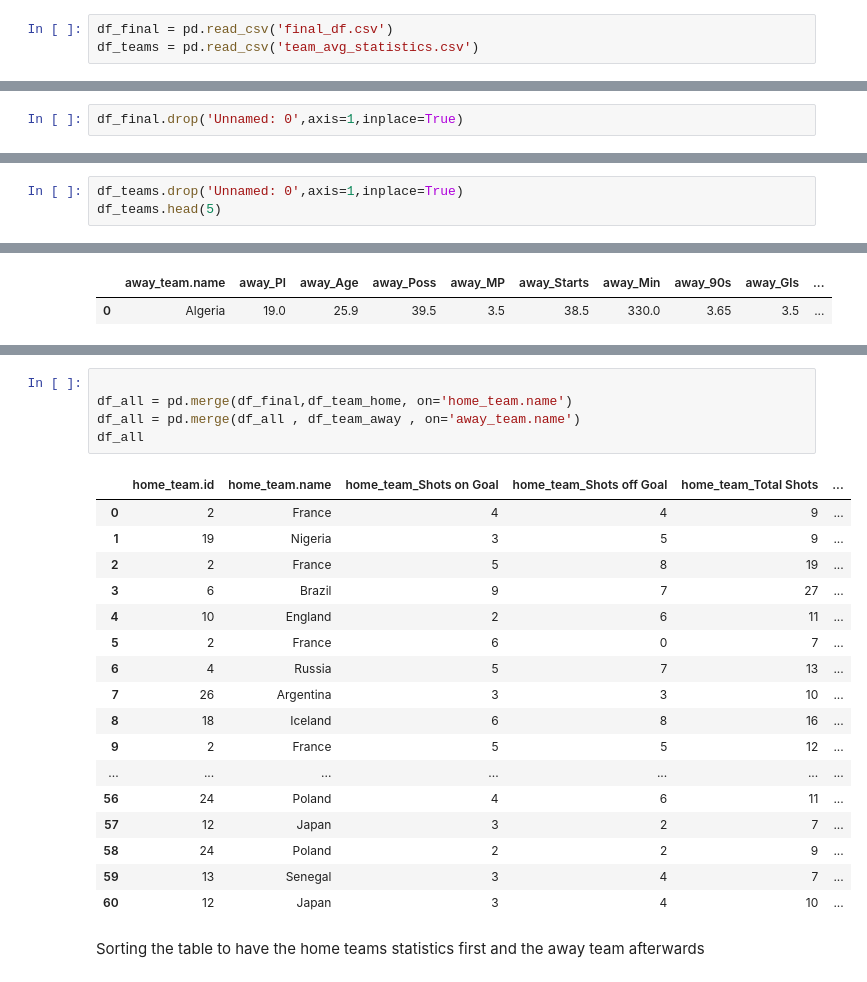
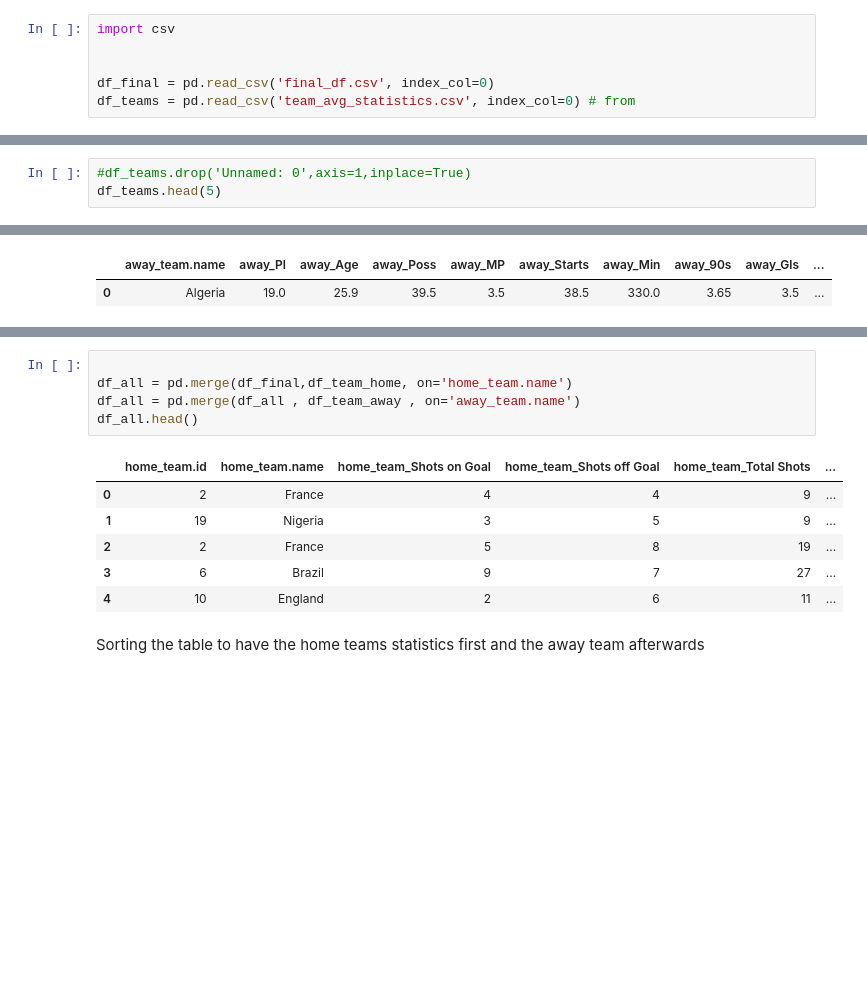
Before and after one commit to SoccerPred/stunning-octo-train, a Jupyter notebook: model building/building_data_for_model.ipynb, the cells around one changed output, grey strips where cells are left out. Cells and saved outputs as stored; diff of their text form; blank space fills up the shorter version.

```diff
--- a/model building/building_data_for_model.ipynb
+++ b/model building/building_data_for_model.ipynb
@@ -7,3 +34,6 @@ pd.set_option('display.max_rows', 500)
 # %%
-df_final = pd.read_csv('final_df.csv')
-df_teams = pd.read_csv('team_avg_statistics.csv')
+import csv
+
+
+df_final = pd.read_csv('final_df.csv', index_col=0)
+df_teams = pd.read_csv('team_avg_statistics.csv', index_col=0) # from
@@ -10,2 +85,3 @@ df_teams = pd.read_csv('team_avg_statistics.csv')
 # %%
-df_final.drop('Unnamed: 0',axis=1,inplace=True)
+#df_teams.drop('Unnamed: 0',axis=1,inplace=True)
+df_teams.head(5)
@@ -32,3 +94,0 @@ df_final
-# %%
-df_teams.drop('Unnamed: 0',axis=1,inplace=True)
-df_teams.head(5)
@@ -56,26 +109,15 @@ df_team_home.head(1)
 # %%
 
 df_all = pd.merge(df_final,df_team_home, on='home_team.name')
 df_all = pd.merge(df_all , df_team_away , on='away_team.name')
-df_all
+df_all.head()
 # %% [output]
 |  | home_team.id | home_team.name | home_team_Shots on Goal | home_team_Shots off Goal | home_team_Total Shots | ... |
 | 0 | 2 | France | 4 | 4 | 9 | ... |
 | 1 | 19 | Nigeria | 3 | 5 | 9 | ... |
 | 2 | 2 | France | 5 | 8 | 19 | ... |
 | 3 | 6 | Brazil | 9 | 7 | 27 | ... |
 | 4 | 10 | England | 2 | 6 | 11 | ... |
-| 5 | 2 | France | 6 | 0 | 7 | ... |
-| 6 | 4 | Russia | 5 | 7 | 13 | ... |
-| 7 | 26 | Argentina | 3 | 3 | 10 | ... |
-| 8 | 18 | Iceland | 6 | 8 | 16 | ... |
-| 9 | 2 | France | 5 | 5 | 12 | ... |
-| ... | ... | ... | ... | ... | ... | ... |
-| 56 | 24 | Poland | 4 | 6 | 11 | ... |
-| 57 | 12 | Japan | 3 | 2 | 7 | ... |
-| 58 | 24 | Poland | 2 | 2 | 9 | ... |
-| 59 | 13 | Senegal | 3 | 4 | 7 | ... |
-| 60 | 12 | Japan | 3 | 4 | 10 | ... |
 # %% [markdown]
 Sorting the table to have the home teams statistics first and the away team afterwards
 # %%
```
Also changed, not shown: parts of 61 cells of this notebook, 4 other files.
